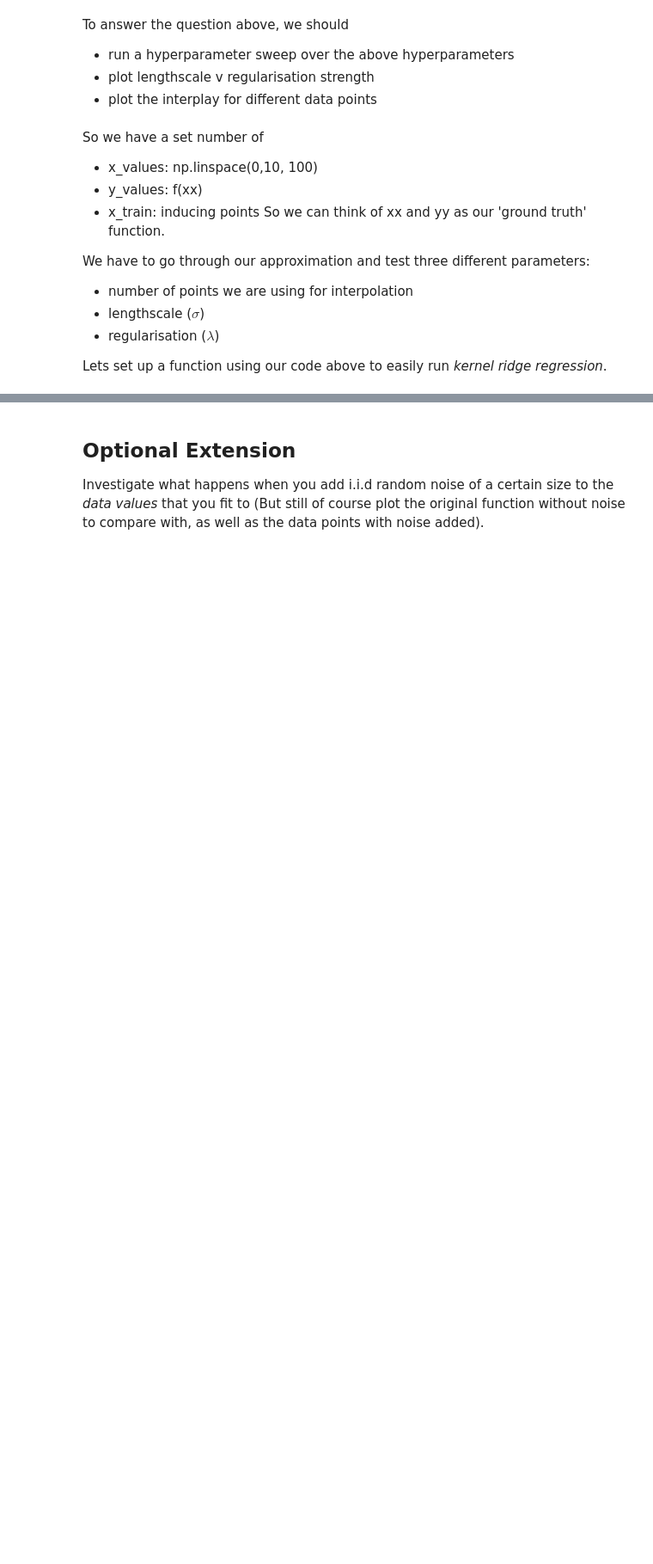
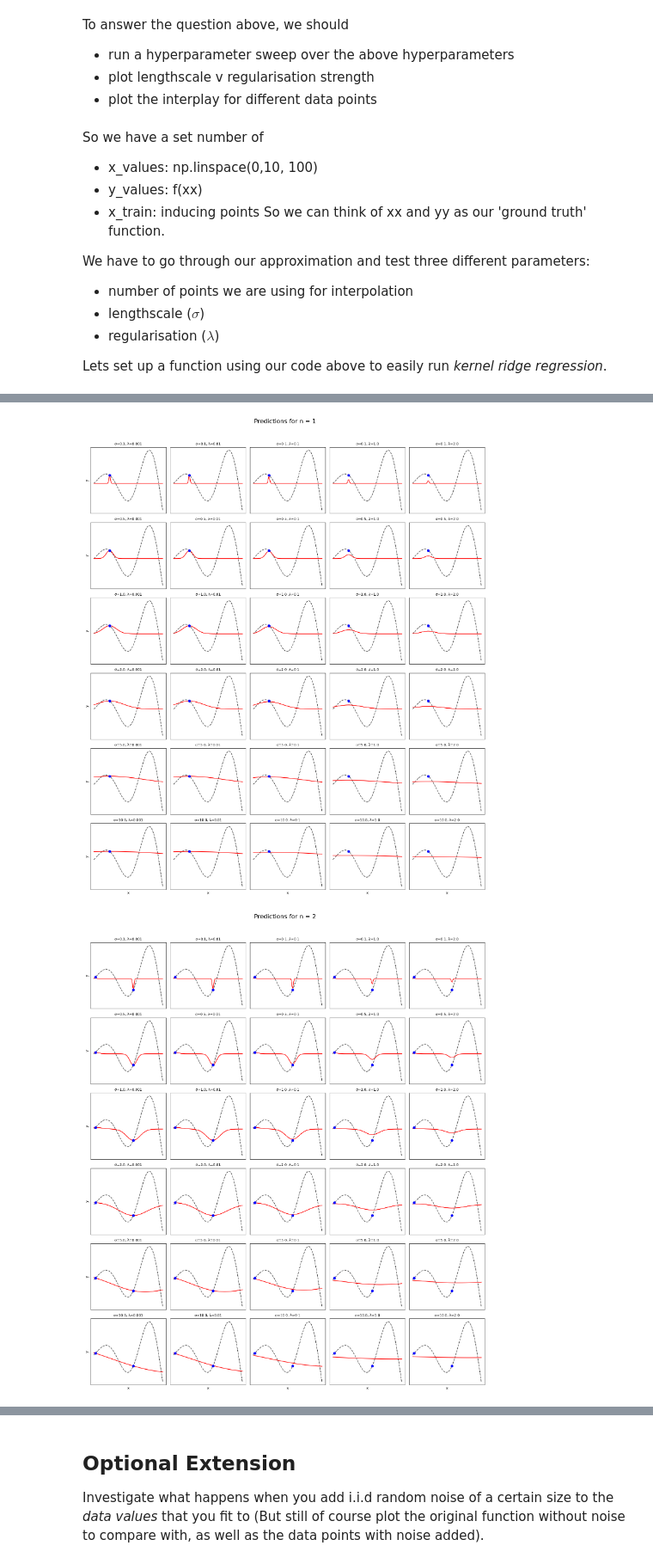
Before and after one commit to macaswalker/MatsAndMols_projects, a Jupyter notebook: _Project 3_ solubility.ipynb, the cells around one changed output, grey strips where cells are left out. Shown at 86% size. Saved outputs shown, nothing was run; the diff lists cells and outputs as text; code cells hidden in the pictures; blank space fills up the shorter version.

```diff
--- a/_Project 3_ solubility.ipynb
+++ b/_Project 3_ solubility.ipynb
@@ -295,0 +369,53 @@ print(results.head())  # Shows first 5 rows
+# %%
+import matplotlib.pyplot as plt
+
+# Unique values of n, sig, and lam
+n_unique = results["Num Points (n)"].unique()
+sig_values = np.sort(results["Lengthscale (σ)"].unique())
+lam_values = np.sort(results["Regularization (λ)"].unique())
+
+# Full dataset (ground truth)
+x_values = np.linspace(0, 10, 100)
+y_values = f(x_values)  # True function
+
+# Loop through each training data size (n)
+for n in n_unique:
+    fig, axes = plt.subplots(nrows=len(sig_values), ncols=len(lam_values), figsize=(15, 18))
+    fig.suptitle(f"Predictions for n = {n}", fontsize=16)
+
+    for i, sig in enumerate(sig_values):
+        for j, lam in enumerate(lam_values):
+            # Select the corresponding result
+            subset = results[
+                (results["Num Points (n)"] == n) &
+                (results["Lengthscale (σ)"] == sig) &
+                (results["Regularization (λ)"] == lam)
+            ]
+
+            if not subset.empty:
+                y_pred = subset["Predictions (y_pred)"].values[0]  # Extract predictions
+                x_train = subset["x_train"].values[0]  # Extract training x-values
+                y_train = f(x_train)  # Compute training y-values using the true function
+
+                ax = axes[i, j]
+                ax.plot(x_values, y_values, label="True Function", color="black", linestyle="dashed", alpha=0.7)
+                ax.plot(x_values, y_pred, label="Predicted", color="red")
+                ax.scatter(x_train, y_train, color="blue", marker="o", label="Training Points", zorder=3)
+
+                # Titles and labels
+                ax.set_title(f"σ={sig}, λ={lam}", fontsize=9)
+                ax.set_xticks([])
+                ax.set_yticks([])
+
+                # Reduce clutter by only showing some axis labels
+                if i == len(sig_values) - 1:
+                    ax.set_xlabel("x")
+                if j == 0:
+                    ax.set_ylabel("y")
+
+    # Adjust layout and show
+    plt.tight_layout(rect=[0, 0, 1, 0.96])
+    plt.show()
+# %% [output]
+[figure, added]
+[figure, added]
```
Also changed, not shown: parts of 10 cells of this notebook.
